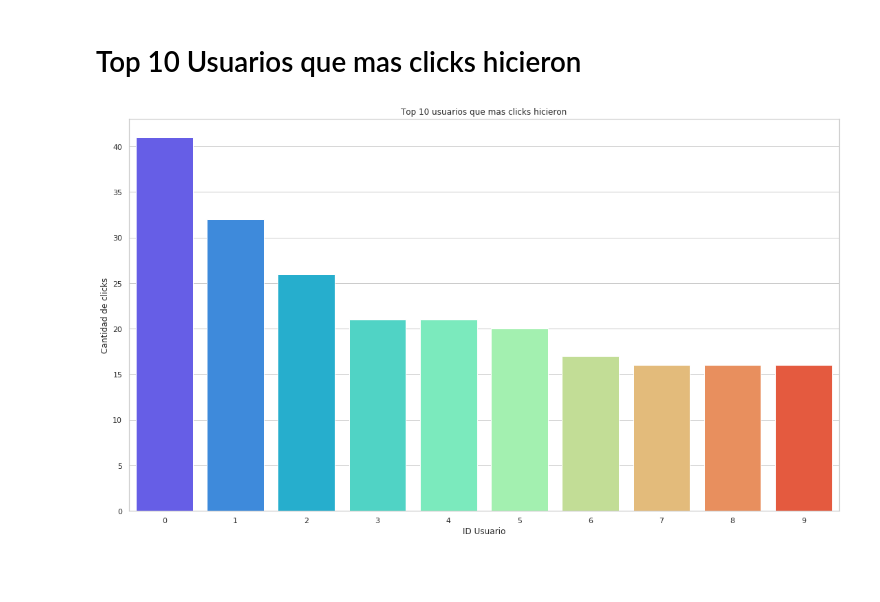
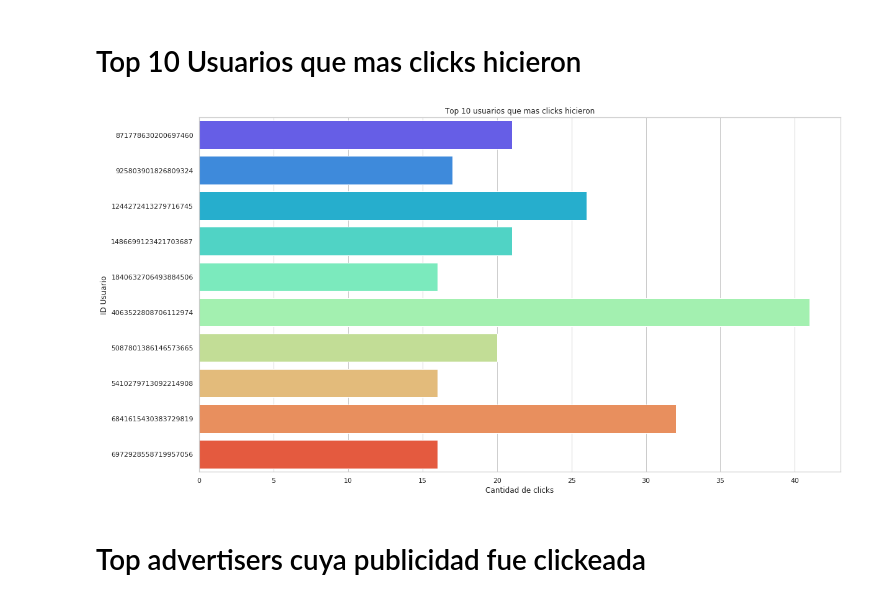
Before and after one commit to GastonMontes/75.06-Datos-Grupo22-TP1, a Jupyter notebook: temp/AnalisisTP1_clicks.ipynb, the cells around one changed output. Drawn from its saved outputs; the diff is of its cells as text; code cells hidden in the pictures; blank space fills up the shorter version.

```diff
--- a/temp/AnalisisTP1_clicks.ipynb
+++ b/temp/AnalisisTP1_clicks.ipynb
@@ -115,15 +128,15 @@ g.get_figure().savefig('img/timeToClick_hr_dia.png')
 # Top 10 Usuarios que mas clicks hicieron
 # %%
 usuarios = clicks.groupby('ref_hash')['advertiser_id'].agg('count').sort_values(ascending=False)[:10]
-# como los ref_hash son numeros larguisimos, para que no quede mal el grafico, reseteo indice
-usuarios_i = usuarios.reset_index()
-g = sns.barplot(x=usuarios_i.index, y=usuarios_i['advertiser_id'].values, palette='rainbow', orient='v')
-g.set_xlabel('ID Usuario')
-g.set_ylabel('Cantidad de clicks')
+g = sns.barplot(x=usuarios.values, y=usuarios.index, palette='rainbow', orient='h')
+g.set_xlabel('Cantidad de clicks')
+g.set_ylabel('ID Usuario')
 g.set_title('Top 10 usuarios que mas clicks hicieron')
 
 
 g.get_figure().set_size_inches(18.5, 10.5, forward=True)
 g.get_figure().savefig('img/top_10_usuarios_clicks.png')
 # %% [output]
-[figure, old version]
+[figure, new version]
+# %% [markdown]
+# Top advertisers cuya publicidad fue clickeada
```
Also changed, not shown: parts of 23 cells of this notebook, 1 other file.
